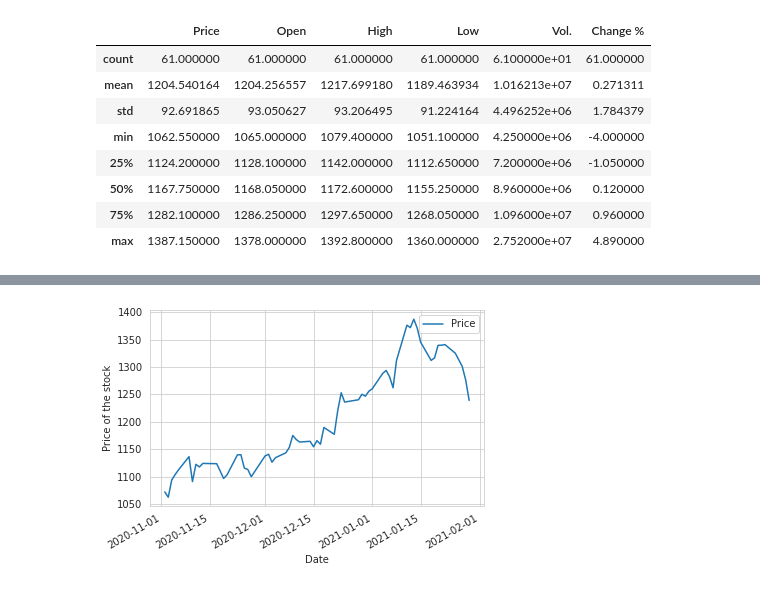
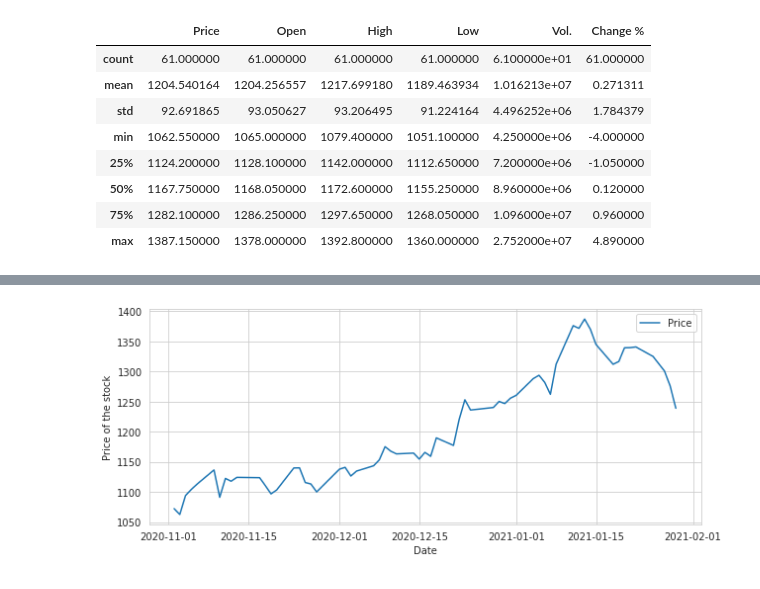
Before and after one commit to Aum020/Stock-Market-Analysis, a Jupyter notebook: Infosys.ipynb, the cells around one changed output, grey strips where cells are left out. Drawn from its saved outputs; the diff is of its cells as text; code cells hidden in the pictures.

```diff
--- a/Infosys.ipynb
+++ b/Infosys.ipynb
@@ -147,8 +94,10 @@ df2
-# %%
-ax = df2['Price'].plot(legend = True, label = 'Price')
-ax.set_xlabel("Date")
-ax.set_ylabel("Price of the stock")
-plt.show()
-# %% [output]
-[figure, removed]
+# %%
+plt.figure(figsize = (10,4))
+plt.plot(df.Date,df['Price'])
+plt.xlabel("Date")
+plt.ylabel("Price of the stock")
+plt.legend(['Price'])
+plt.show()
+# %% [output]
+[figure, added]
 # %%
```
Also changed, not shown: parts of 25 cells of this notebook.
